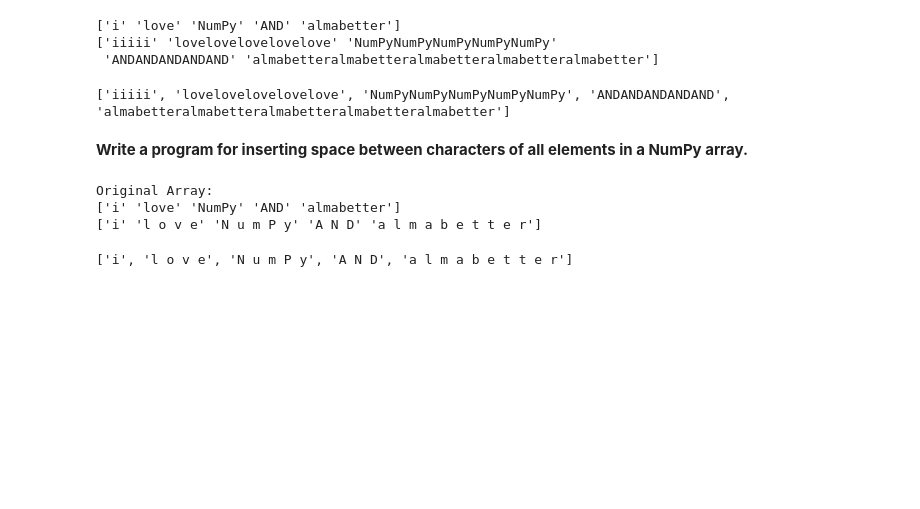
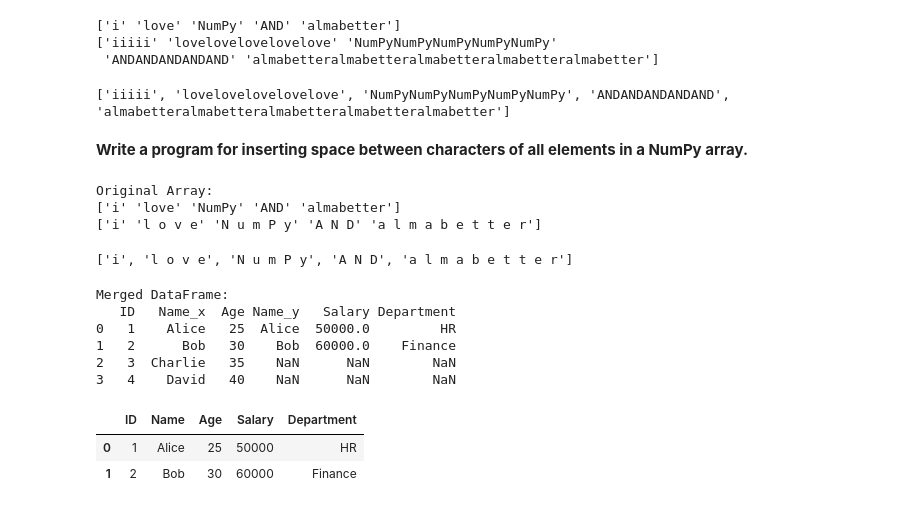
Before and after one commit to ankit-chuahan/Python-Practice-Questions, a Jupyter notebook: Practice_python_codes.ipynb, the cells around one changed output. Cells and saved outputs as stored; diff of their text form; code cells hidden in the pictures; blank space fills up the shorter version.

```diff
--- a/Practice_python_codes.ipynb
+++ b/Practice_python_codes.ipynb
@@ -2197,3 +2197,42 @@ def new_w_(arr):
 print(new_w_(arr))
 # %% [output]
 ['i', 'l o v e', 'N u m P y', 'A N D', 'a l m a b e t t e r']
+# %%
+import pandas as pd
+
+# Creating the first DataFrame
+data1 = {
+    'ID': [1, 2, 3, 4],
+    'Name': ['Alice', 'Bob', 'Charlie', 'David'],
+    'Age': [25, 30, 35, 40]
+}
+df1 = pd.DataFrame(data1)
+
+# Creating the second DataFrame
+data2 = {
+    'ID': [1, 2, 5, 7],
+    'Name': ['Alice', 'Bob', 'Adam', 'David'],
+    'Salary': [50000, 60000, 70000, 80000],
+    'Department': ['HR', 'Finance', 'IT', 'Marketing']
+}
+df2 = pd.DataFrame(data2)
+
+# Merging the two DataFrames on the 'ID' column
+merged_df = pd.merge(df1, df2,how='left', on='ID')
+
+print("\nMerged DataFrame:")
+print(merged_df)  # if there has same column in df then it will be Name_x ,Name_y
+# %% [output]
+Merged DataFrame:
+   ID   Name_x  Age Name_y   Salary Department
+0   1    Alice   25  Alice  50000.0         HR
+1   2      Bob   30    Bob  60000.0    Finance
+2   3  Charlie   35    NaN      NaN        NaN
+3   4    David   40    NaN      NaN        NaN
+# %%
+merged_df_ = pd.merge(df1, df2,how='inner', on=['ID','Name'])
+merged_df_
+# %% [output]
+|  | ID | Name | Age | Salary | Department |
+| 0 | 1 | Alice | 25 | 50000 | HR |
+| 1 | 2 | Bob | 30 | 60000 | Finance |
```
